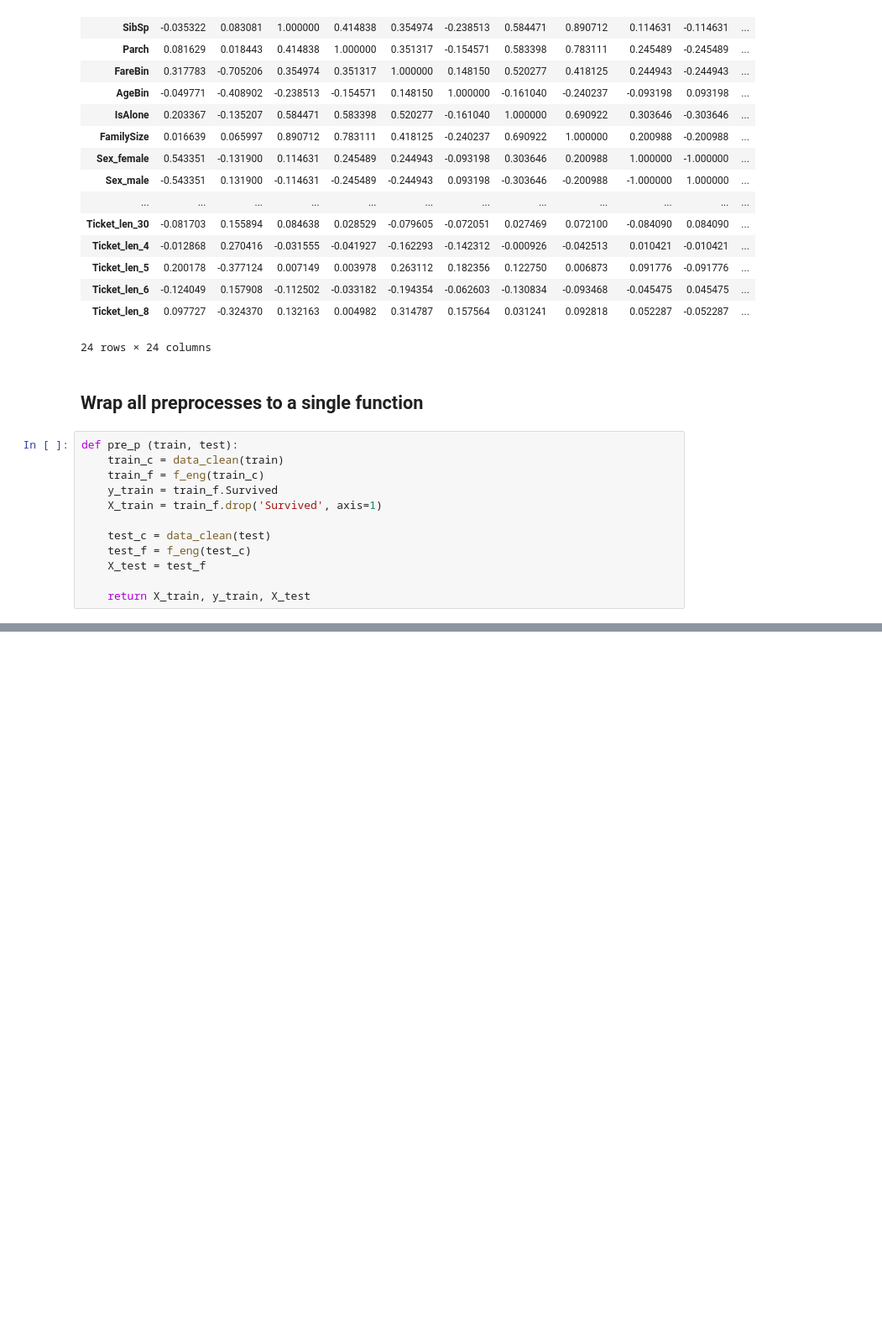
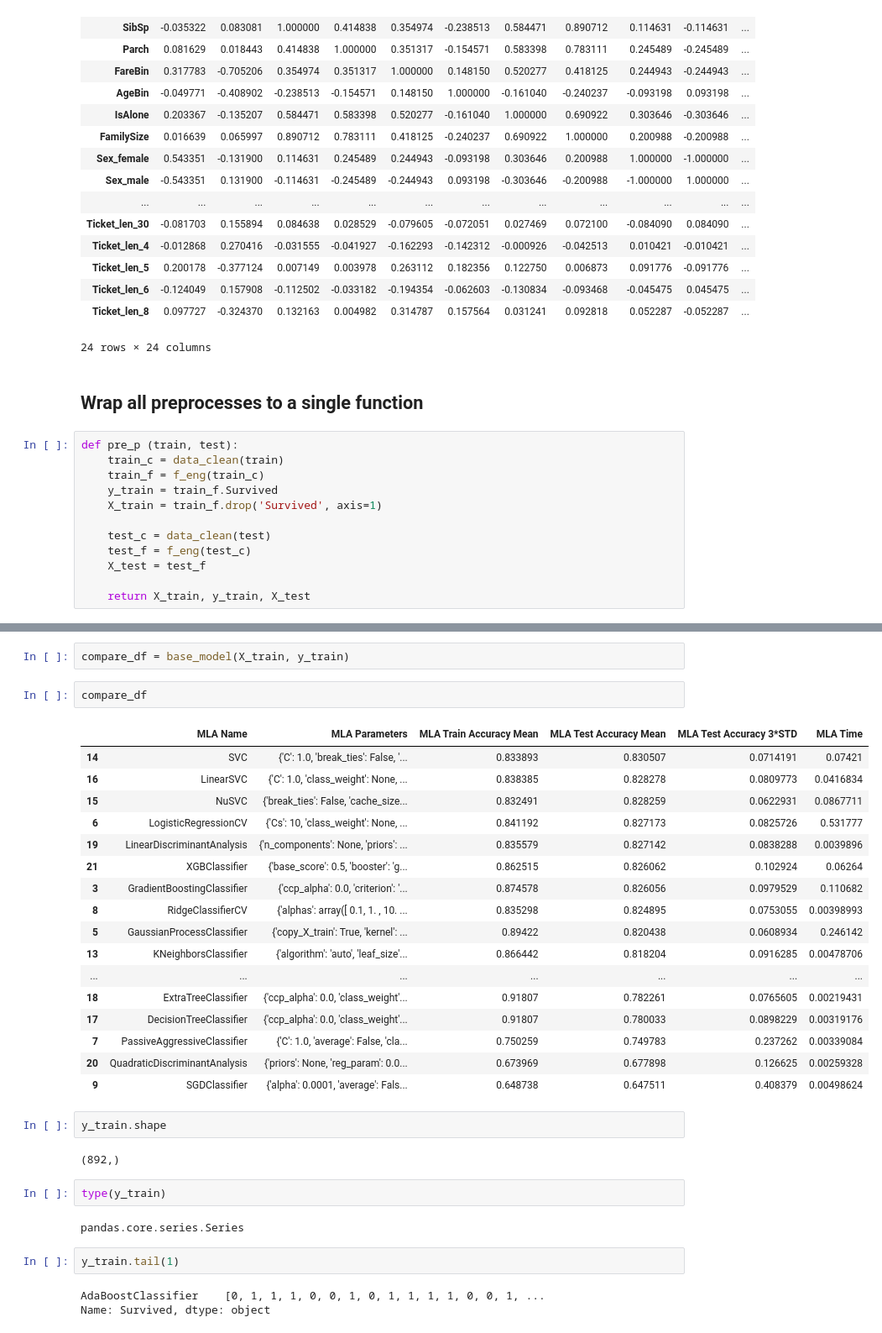
Before and after one commit to weisds/Titanic-i2, a Jupyter notebook: titanic_i2.ipynb, the cells around one changed output, grey strips where cells are left out. Shown at 84% size. Cells and saved outputs as stored; diff of their text form; blank space fills up the shorter version.

Commit message:
completed baseline model evaluations

```diff
--- a/titanic_i2.ipynb
+++ b/titanic_i2.ipynb
@@ -785,0 +892,35 @@ ValueError: not enough values to unpack (expected 4, got 3)
+# %%
+compare_df = base_model(X_train, y_train)
+# %%
+compare_df
+# %% [output]
+|  | MLA Name | MLA Parameters | MLA Train Accuracy Mean | MLA Test Accuracy Mean | MLA Test Accuracy 3*STD | MLA Time |
+| 14 | SVC | {'C': 1.0, 'break_ties': False, '... | 0.833893 | 0.830507 | 0.0714191 | 0.07421 |
+| 16 | LinearSVC | {'C': 1.0, 'class_weight': None, ... | 0.838385 | 0.828278 | 0.0809773 | 0.0416834 |
+| 15 | NuSVC | {'break_ties': False, 'cache_size... | 0.832491 | 0.828259 | 0.0622931 | 0.0867711 |
+| 6 | LogisticRegressionCV | {'Cs': 10, 'class_weight': None, ... | 0.841192 | 0.827173 | 0.0825726 | 0.531777 |
+| 19 | LinearDiscriminantAnalysis | {'n_components': None, 'priors': ... | 0.835579 | 0.827142 | 0.0838288 | 0.0039896 |
+| 21 | XGBClassifier | {'base_score': 0.5, 'booster': 'g... | 0.862515 | 0.826062 | 0.102924 | 0.06264 |
+| 3 | GradientBoostingClassifier | {'ccp_alpha': 0.0, 'criterion': '... | 0.874578 | 0.826056 | 0.0979529 | 0.110682 |
+| 8 | RidgeClassifierCV | {'alphas': array([ 0.1, 1. , 10. ... | 0.835298 | 0.824895 | 0.0753055 | 0.00398993 |
+| 5 | GaussianProcessClassifier | {'copy_X_train': True, 'kernel': ... | 0.89422 | 0.820438 | 0.0608934 | 0.246142 |
+| 13 | KNeighborsClassifier | {'algorithm': 'auto', 'leaf_size'... | 0.866442 | 0.818204 | 0.0916285 | 0.00478706 |
+| ... | ... | ... | ... | ... | ... | ... |
+| 18 | ExtraTreeClassifier | {'ccp_alpha': 0.0, 'class_weight'... | 0.91807 | 0.782261 | 0.0765605 | 0.00219431 |
+| 17 | DecisionTreeClassifier | {'ccp_alpha': 0.0, 'class_weight'... | 0.91807 | 0.780033 | 0.0898229 | 0.00319176 |
+| 7 | PassiveAggressiveClassifier | {'C': 1.0, 'average': False, 'cla... | 0.750259 | 0.749783 | 0.237262 | 0.00339084 |
+| 20 | QuadraticDiscriminantAnalysis | {'priors': None, 'reg_param': 0.0... | 0.673969 | 0.677898 | 0.126625 | 0.00259328 |
+| 9 | SGDClassifier | {'alpha': 0.0001, 'average': Fals... | 0.648738 | 0.647511 | 0.408379 | 0.00498624 |
+# %%
+y_train.shape
+# %% [output]
+(892,)
+# %%
+type(y_train)
+# %% [output]
+pandas.core.series.Series
+# %%
+y_train.tail(1)
+# %% [output]
+AdaBoostClassifier    [0, 1, 1, 1, 0, 0, 1, 0, 1, 1, 1, 1, 0, 0, 1, ...
+Name: Survived, dtype: object
```
Also changed, not shown: parts of 3 cells of this notebook.
